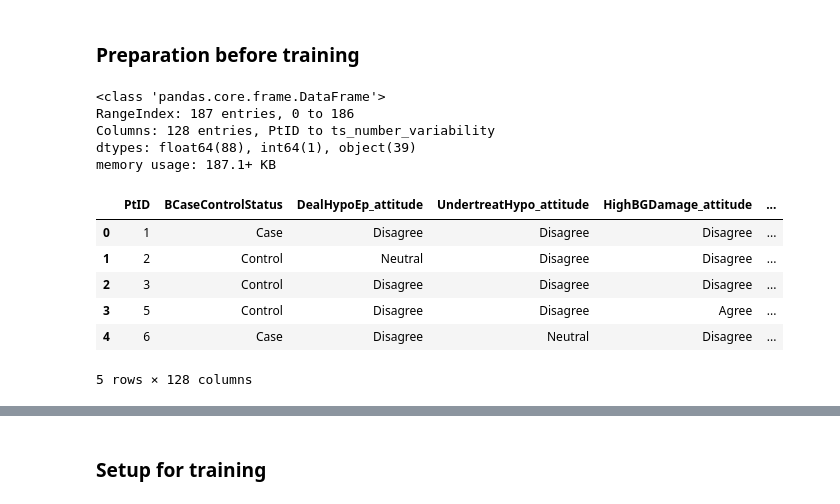
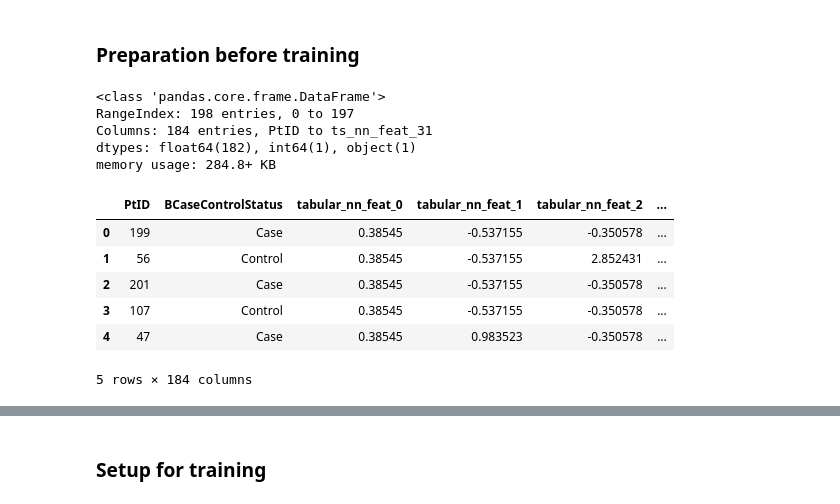
Before and after one commit to InfoLab-SKKU/Explainable-Ensemble-Hypoglycemia, a Jupyter notebook: code/detectionLayerEarly.ipynb, the cells around one changed output, grey strips where cells are left out. Saved outputs shown, nothing was run; the diff lists cells and outputs as text; code cells hidden in the pictures.

```diff
--- a/code/detectionLayerEarly.ipynb
+++ b/code/detectionLayerEarly.ipynb
@@ -96,22 +96,22 @@ Note: you may need to restart the kernel to use updated packages.
 # %%
 # Call Dataset
 pd.set_option('display.max_rows', 10)
-initial_df = pd.read_csv('consolidated_dataset.csv')
+initial_df = pd.read_csv('complete_fused_dataset.csv')
 initial_df.info()
 initial_df.head()
 # %% [output]
 <class 'pandas.core.frame.DataFrame'>
-RangeIndex: 187 entries, 0 to 186
-Columns: 128 entries, PtID to ts_number_variability
-dtypes: float64(88), int64(1), object(39)
-memory usage: 187.1+ KB
+RangeIndex: 198 entries, 0 to 197
+Columns: 184 entries, PtID to ts_nn_feat_31
+dtypes: float64(182), int64(1), object(1)
+memory usage: 284.8+ KB
-|  | PtID | BCaseControlStatus | DealHypoEp_attitude | UndertreatHypo_attitude | HighBGDamage_attitude | ... |
-| 0 | 1 | Case | Disagree | Disagree | Disagree | ... |
-| 1 | 2 | Control | Neutral | Disagree | Disagree | ... |
-| 2 | 3 | Control | Disagree | Disagree | Disagree | ... |
-| 3 | 5 | Control | Disagree | Disagree | Agree | ... |
-| 4 | 6 | Case | Disagree | Neutral | Disagree | ... |
+|  | PtID | BCaseControlStatus | tabular_nn_feat_0 | tabular_nn_feat_1 | tabular_nn_feat_2 | ... |
+| 0 | 199 | Case | 0.38545 | -0.537155 | -0.350578 | ... |
+| 1 | 56 | Control | 0.38545 | -0.537155 | 2.852431 | ... |
+| 2 | 201 | Case | 0.38545 | -0.537155 | -0.350578 | ... |
+| 3 | 107 | Control | 0.38545 | -0.537155 | -0.350578 | ... |
+| 4 | 47 | Case | 0.38545 | 0.983523 | -0.350578 | ... |
-5 rows × 128 columns
+5 rows × 184 columns
 # %%
 # All categorical features except for label
 cols = initial_df.columns
```
Also changed, not shown: parts of 24 cells of this notebook, 23 other files.
